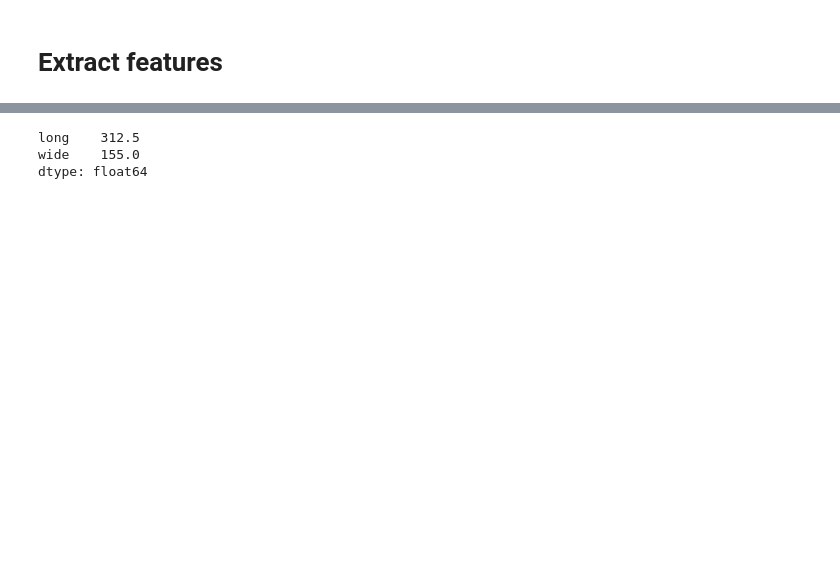
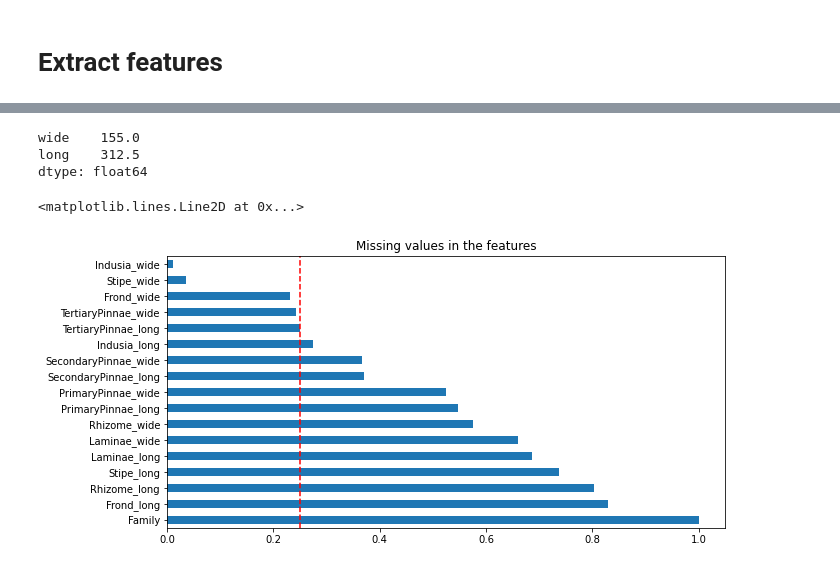
Before and after one commit to simone7monaco/newzeland-plants, a Jupyter notebook: Felci/extractor.ipynb, the cells around one changed output, grey strips where cells are left out. Drawn from its saved outputs; the diff is of its cells as text; code cells hidden in the pictures; blank space fills up the shorter version.

```diff
--- a/Felci/extractor.ipynb
+++ b/Felci/extractor.ipynb
@@ -210,37 +242,54 @@ TypeError: expected string or bytes-like object
+# %%
+filt_features = features[features.columns[features.notna().sum()/features.shape[0] > 0.25]]
 # %%
 import numpy as np
 import pint
 ureg = pint.UnitRegistry()
 
 def range_to_num(s):
+	if s.lower() in ['', 'nan']:
+		return np.NaN
 	metric = next(re.finditer(unit, s))
 	value = s[:metric.start()]
 	if '-' in value:
 		value = np.array(value.split('-')).astype(float).mean()
 	else:
 		value = float(value)
-	# return ureg.Quantity(value, metric.group())
-	return value
+	return ureg.Quantity(value, metric.group()).to('mm').magnitude
 
 
 s = '115-510mm-long; 40-270mm-wide;...'
-def processFeat(s:str):
-	"""
-	if wide and long are in s, split the string keeing the first 2 occurrences having wide and long
-	"""
-	if 'wide' in s and 'long' in s:
-		slist = s.split(';')
-		long = [x.split('-long')[0].strip() for x in slist if 'long' in x][0]
-		wide = [x.split('-wide')[0].strip() for x in slist if 'wide' in x][0]
-		m = (long, wide)
+def processFeat(s:str, words=('wide', 'long')):
+	if s.lower() in ['', 'nan']:
+		return pd.Series({w: np.NaN for w in words})
 
-		m = {k: range_to_num(x) for x, k in zip(m, ['long', 'wide'])}
-		return pd.Series(m)
-	else:
-		return range_to_num(s)
+	slist = s.split(';')
+	m = []
+	for w in words:
+		firstmeasure = [x.split(f'-{w}')[0].strip() for x in slist if w in x]
+		firstmeasure = firstmeasure[0] if firstmeasure else ''
+		m.append(firstmeasure)
+	m = pd.Series({k: range_to_num(x) for x, k in zip(m, words)})
+	return m
+
 
 processFeat(s)
 # %% [output]
+wide    155.0
 long    312.5
-wide    155.0
 dtype: float64
+# %%
+data = pd.DataFrame()
+for c in filt_features.columns.difference(['Family', 'Unnamed:17']):
+    data = pd.concat([data,
+                      filt_features[c].astype(str).apply(lambda x: processFeat(x)).rename(columns={w: f"{c}_{w}" for w in ['wide', 'long']})], axis=1)
+data = data.join(sp_descriptions.Family)
+
+data = data[data.columns[data.notna().sum()/data.shape[0] > 0.25]]
+# %%
+fig, ax = plt.subplots(figsize=(10, 5))
+(data.notna().sum()/data.shape[0]).sort_values(ascending=False).plot(kind='barh', figsize=(10, 5), title='Missing values in the features')
+ax.axvline(0.25, color='r', linestyle='--')
+# %% [output]
+<matplotlib.lines.Line2D at 0x...>
+[figure, added]
```
Also changed, not shown: parts of 10 cells of this notebook, 2 other files.
